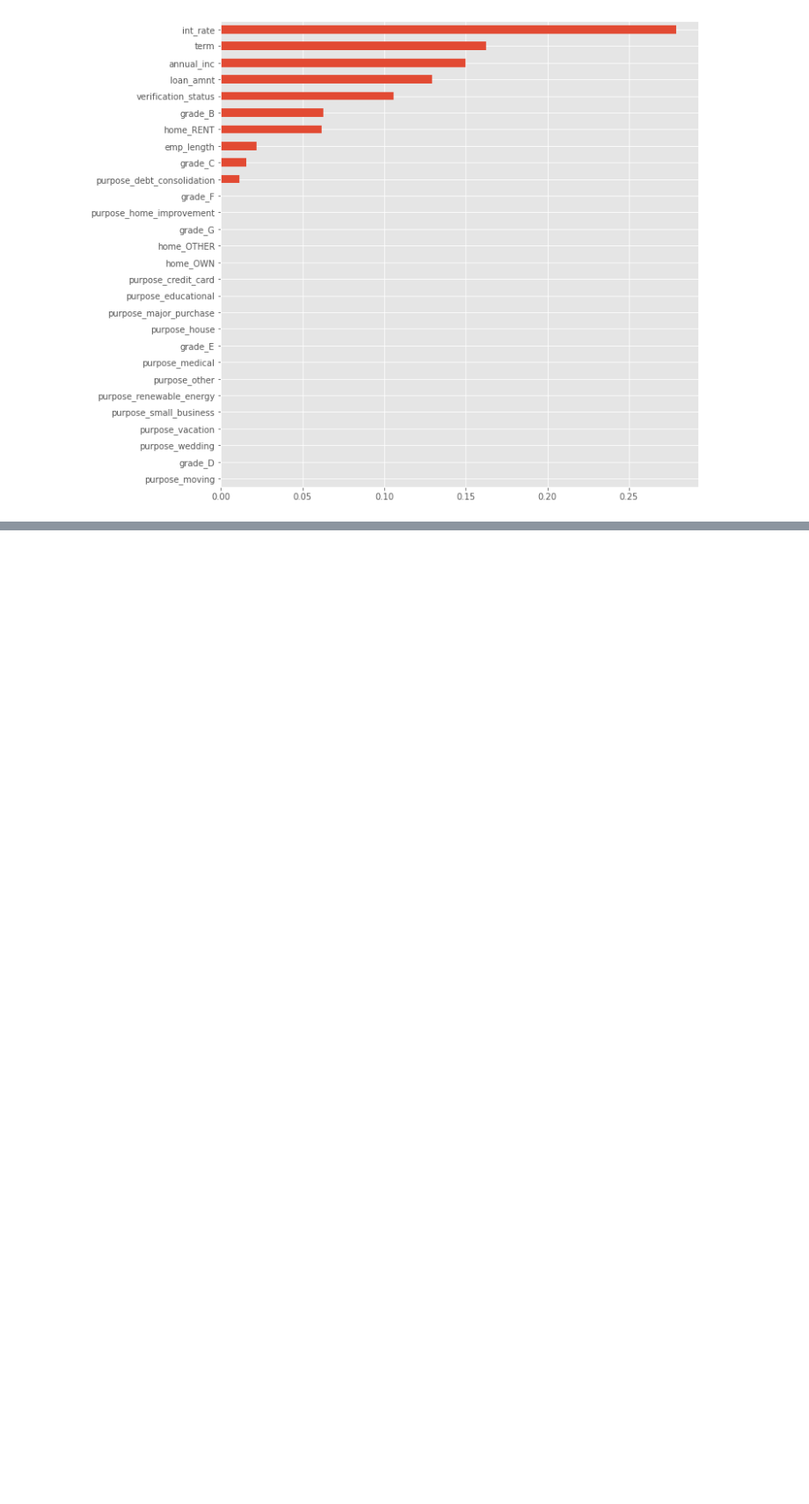
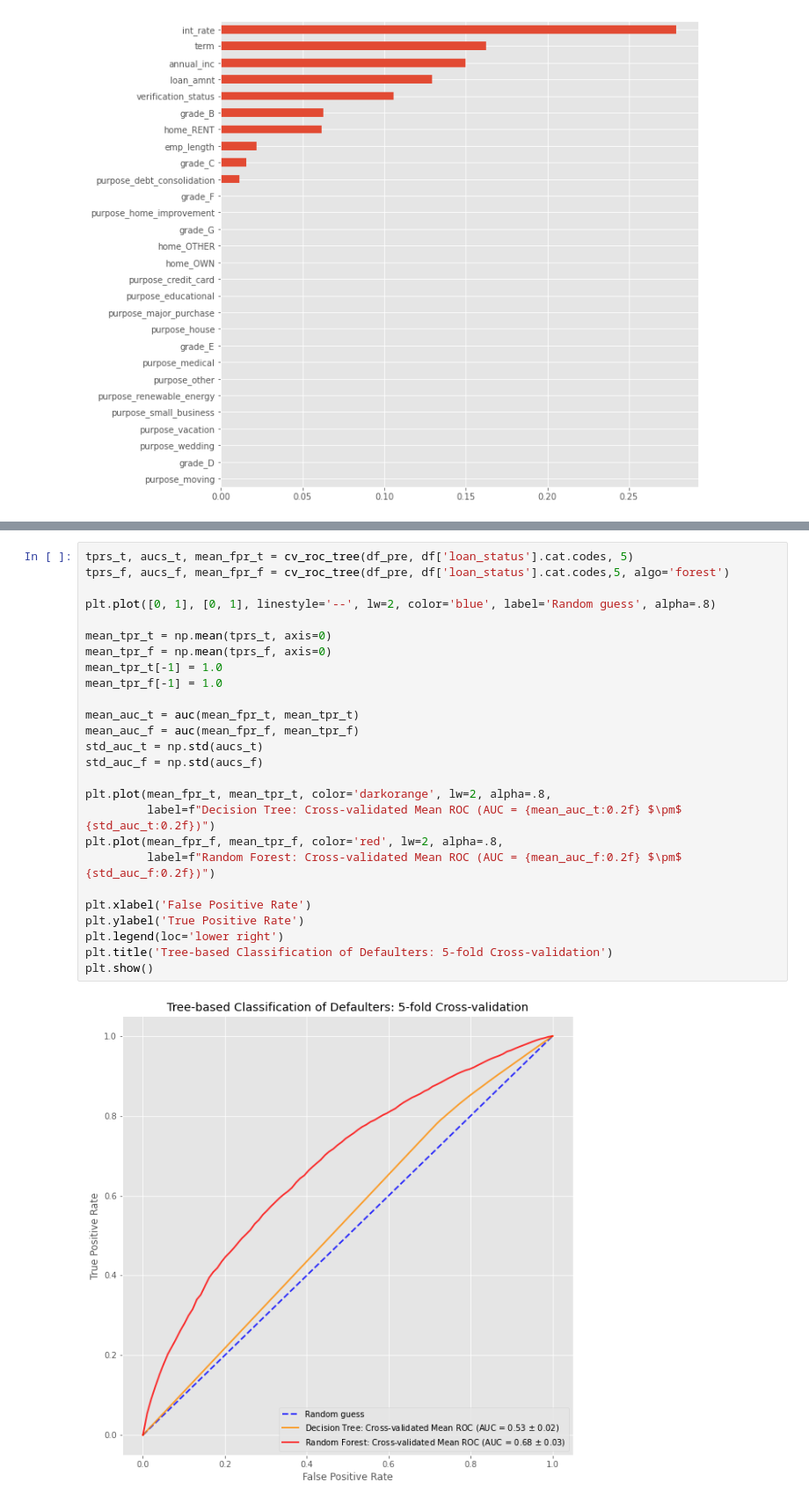
Before and after one commit to ancastillar/How-important-is-the-income-source-of-a-loan-applicant-, a Jupyter notebook: Model_LOAN_Random_Forest.ipynb, the cells around one changed output, grey strips where cells are left out. Shown at 88% size. Drawn from its saved outputs; the diff is of its cells as text; blank space fills up the shorter version.

```diff
--- a/Model_LOAN_Random_Forest.ipynb
+++ b/Model_LOAN_Random_Forest.ipynb
@@ -287,0 +315,28 @@ sorted_importance_rf.plot(kind='barh');
+# %%
+tprs_t, aucs_t, mean_fpr_t = cv_roc_tree(df_pre, df['loan_status'].cat.codes, 5)
+tprs_f, aucs_f, mean_fpr_f = cv_roc_tree(df_pre, df['loan_status'].cat.codes,5, algo='forest')
+
+plt.plot([0, 1], [0, 1], linestyle='--', lw=2, color='blue', label='Random guess', alpha=.8)
+
+mean_tpr_t = np.mean(tprs_t, axis=0)
+mean_tpr_f = np.mean(tprs_f, axis=0)
+mean_tpr_t[-1] = 1.0
+mean_tpr_f[-1] = 1.0
+
+mean_auc_t = auc(mean_fpr_t, mean_tpr_t)
+mean_auc_f = auc(mean_fpr_f, mean_tpr_f)
+std_auc_t = np.std(aucs_t)
+std_auc_f = np.std(aucs_f)
+
+plt.plot(mean_fpr_t, mean_tpr_t, color='darkorange', lw=2, alpha=.8,
+         label=f"Decision Tree: Cross-validated Mean ROC (AUC = {mean_auc_t:0.2f} $\pm$ {std_auc_t:0.2f})")
+plt.plot(mean_fpr_f, mean_tpr_f, color='red', lw=2, alpha=.8,
+         label=f"Random Forest: Cross-validated Mean ROC (AUC = {mean_auc_f:0.2f} $\pm$ {std_auc_f:0.2f})")
+
+plt.xlabel('False Positive Rate')
+plt.ylabel('True Positive Rate')
+plt.legend(loc='lower right')
+plt.title('Tree-based Classification of Defaulters: 5-fold Cross-validation')
+plt.show()
+# %% [output]
+[figure, added]
```
Also changed, not shown: parts of 2 cells of this notebook.
